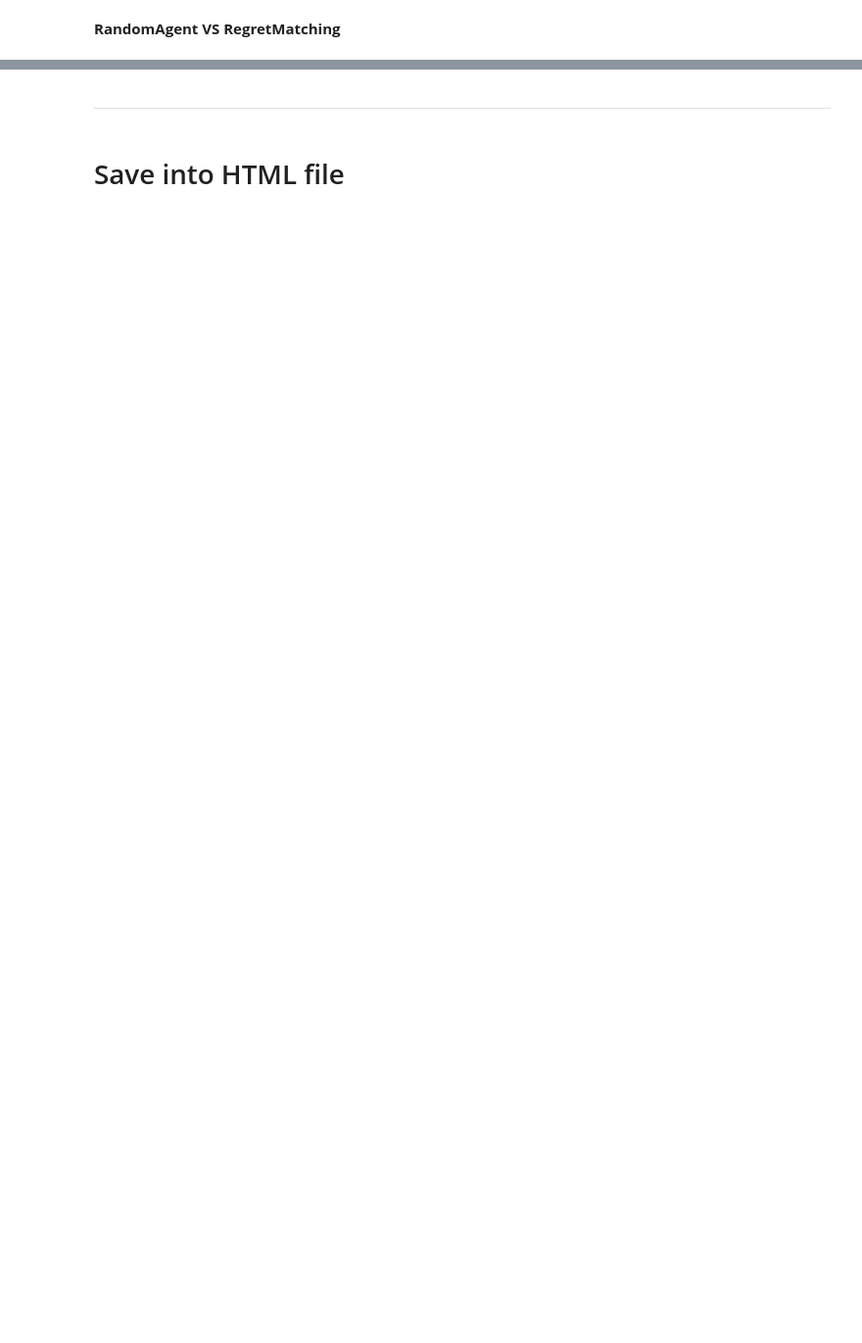
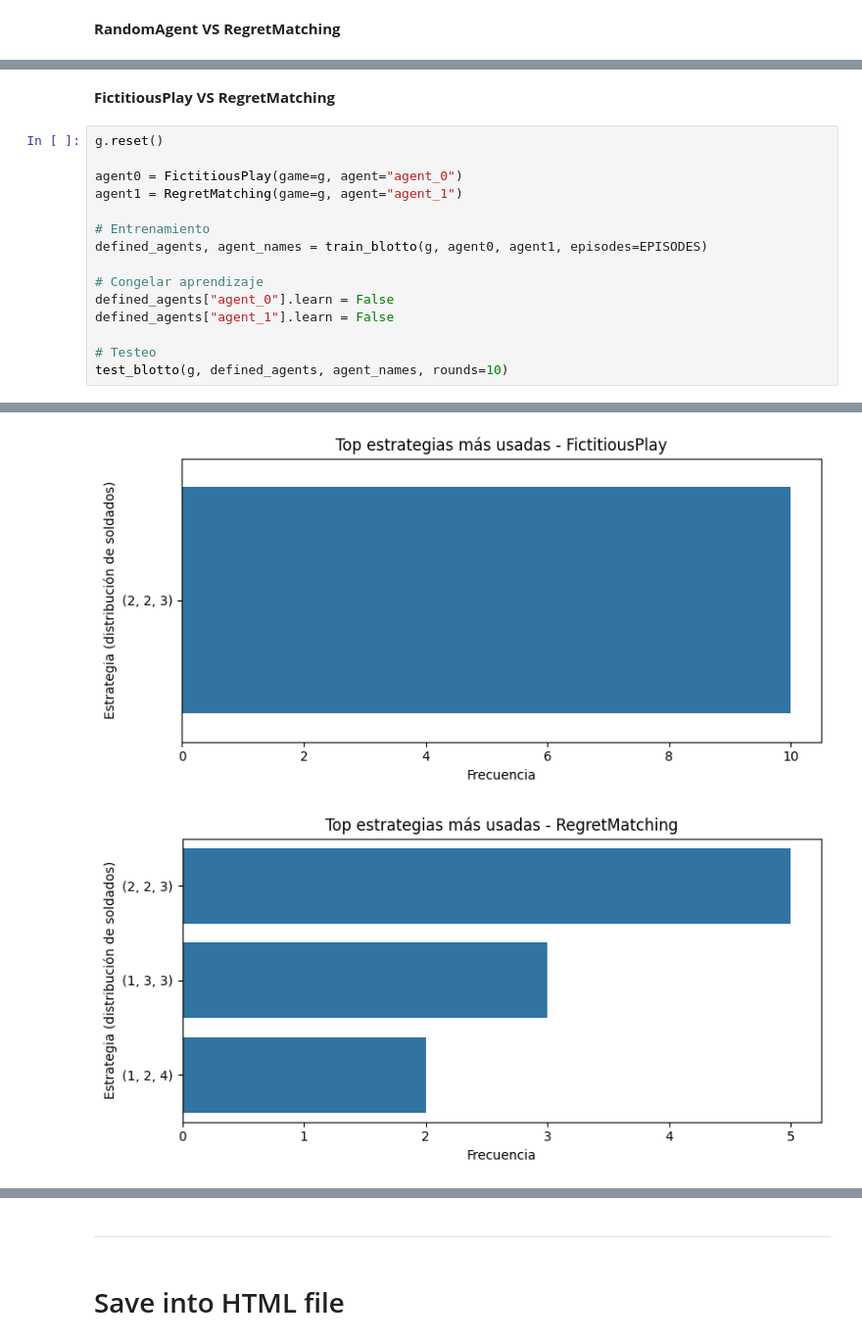
Before and after one commit to leandrouruguay1994/Multiagentes, a Jupyter notebook: Simultaneous_Games/N-form_games.ipynb, the cells around one changed output, grey strips where cells are left out. Shown at 98% size. Cells and saved outputs as stored; diff of their text form; blank space fills up the shorter version.

```diff
--- a/Simultaneous_Games/N-form_games.ipynb
+++ b/Simultaneous_Games/N-form_games.ipynb
@@ -579,0 +650,18 @@ RegretMatching (agent_1) eligió: [1, 2, 4] | Recompensa: -0.0
+# %% [markdown]
+__FictitiousPlay VS RegretMatching__
+# %%
+g.reset()
+
+agent0 = FictitiousPlay(game=g, agent="agent_0")
+agent1 = RegretMatching(game=g, agent="agent_1")
+
+# Entrenamiento
+defined_agents, agent_names = train_blotto(g, agent0, agent1, episodes=EPISODES)
+
+# Congelar aprendizaje
+defined_agents["agent_0"].learn = False
+defined_agents["agent_1"].learn = False
+
+# Testeo
+test_blotto(g, defined_agents, agent_names, rounds=10)
+# %% [output]
@@ -579,0 +685,2 @@ RegretMatching (agent_1) eligió: [1, 2, 4] | Recompensa: -0.0
+[figure, added]
+[figure, added]
```
Also changed, not shown: parts of 29 cells of this notebook, 1 other file.
